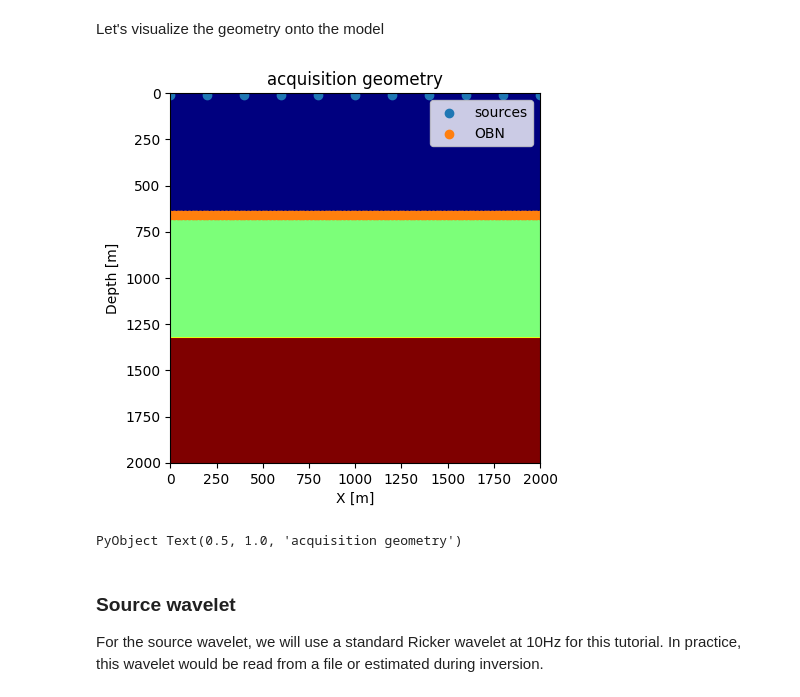
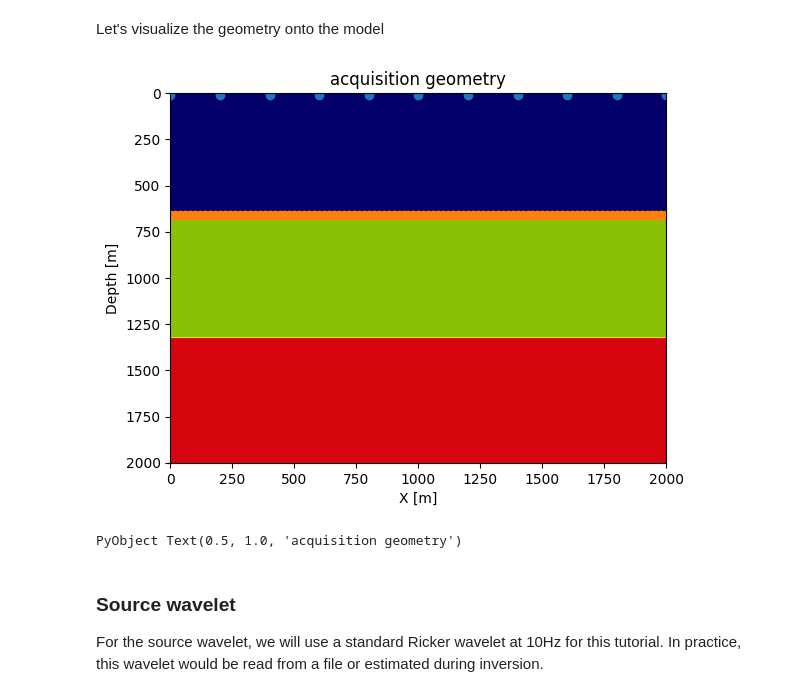
Before and after one commit to slimgroup/SLIMTutorials, a Jupyter notebook: 00_intro_JUDI.ipynb, the cells around one changed output. Cells and saved outputs as stored; diff of their text form; code cells hidden in the pictures.

```diff
--- a/00_intro_JUDI.ipynb
+++ b/00_intro_JUDI.ipynb
@@ -127,14 +123,12 @@ rec_geom = Geometry(xrec, yrec, zrec, dt=sampling_rate, t=record_time, nsrc=nsrc
 Let's visualize the geometry onto the model
 # %%
 figure();
-imshow(vp', cmap="jet", extent=[0, (shape[1]-1)*spacing[1], (shape[2]-1)*spacing[2], 0]);
+plot_velocity(VP');
 scatter(xsrc, zsrc, label=:sources);
 scatter(xrec, zrec, label="OBN");
-xlabel("X [m]");ylabel("Depth [m]");
-legend();
 title("acquisition geometry")
 # %% [output]
-[figure, old version]
+[figure, new version]
 PyObject Text(0.5, 1.0, 'acquisition geometry')
 # %% [markdown]
 ### Source wavelet
```
Also changed, not shown: parts of 13 cells of this notebook.
